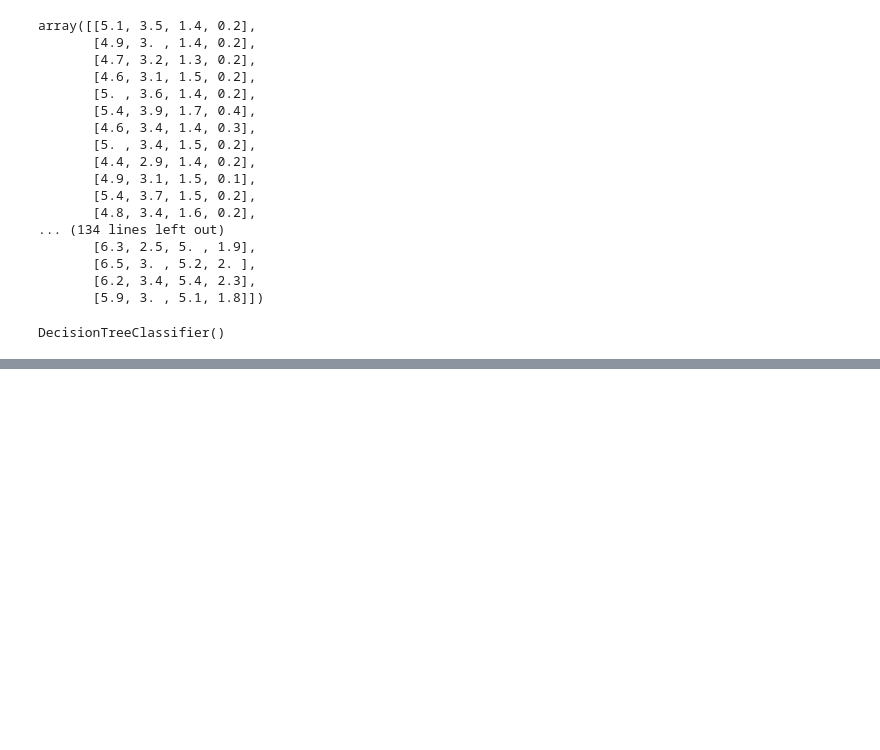
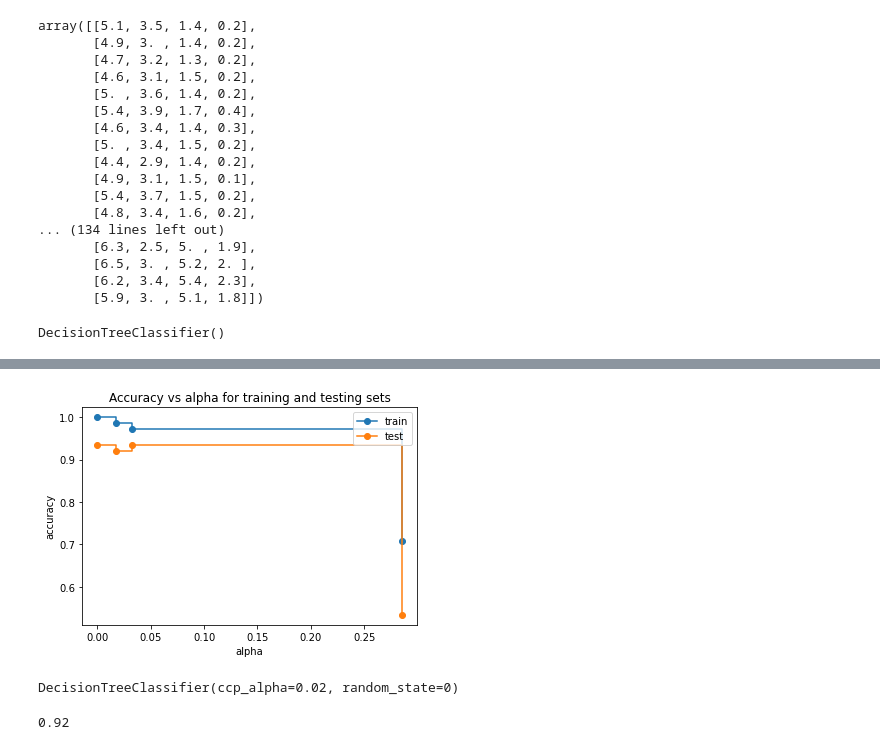
Before and after one commit to sh1lpa/Machine-Learning-Project, a Jupyter notebook: Decision_Tree/post_prunning.ipynb, the cells around one changed output, grey strips where cells are left out. Cells and saved outputs as stored; diff of their text form; code cells hidden in the pictures; blank space fills up the shorter version.

```diff
--- a/Decision_Tree/post_prunning.ipynb
+++ b/Decision_Tree/post_prunning.ipynb
@@ -63,0 +111,19 @@ tree.plot_tree(classifier, filled=True)
+# %%
+train_scores = [clf.score(X_train, y_train) for clf in clfs]
+test_scores = [clf.score(X_test, y_test) for clf in clfs]
+
+fig, ax = plt.subplots()
+ax.set_xlabel("alpha")
+ax.set_ylabel("accuracy")
+ax.set_title("Accuracy vs alpha for training and testing sets")
+ax.plot(ccp_alphas, train_scores, marker="o", label="train", drawstyle="steps-post")
+ax.plot(ccp_alphas, test_scores, marker="o", label="test", drawstyle="steps-post")
+ax.legend()
+plt.show()
+# %% [output]
+[figure, added]
+# %%
+classifier=DecisionTreeClassifier(random_state=0, ccp_alpha=0.02)
+classifier.fit(X_train,y_train)
+# %% [output]
+DecisionTreeClassifier(ccp_alpha=0.02, random_state=0)
@@ -63,0 +135,4 @@ tree.plot_tree(classifier, filled=True)
+# %%
+accuracy
+# %% [output]
+0.92
```
Also changed, not shown: parts of 13 cells of this notebook.
